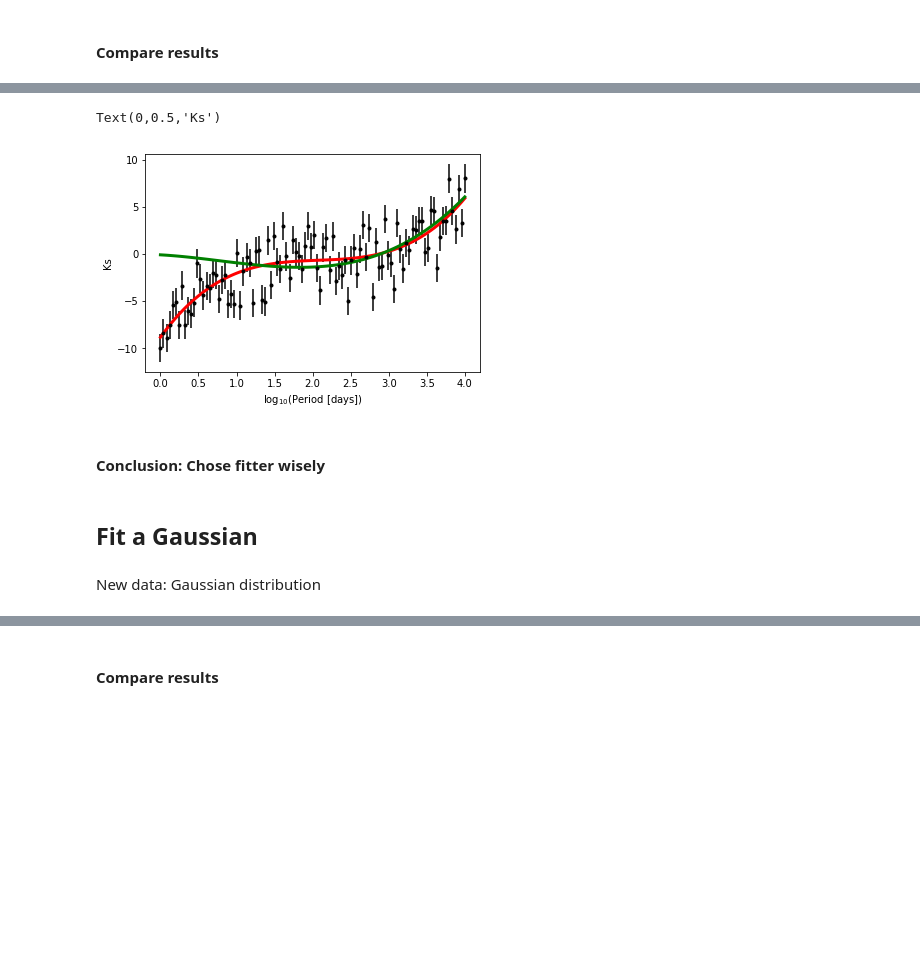
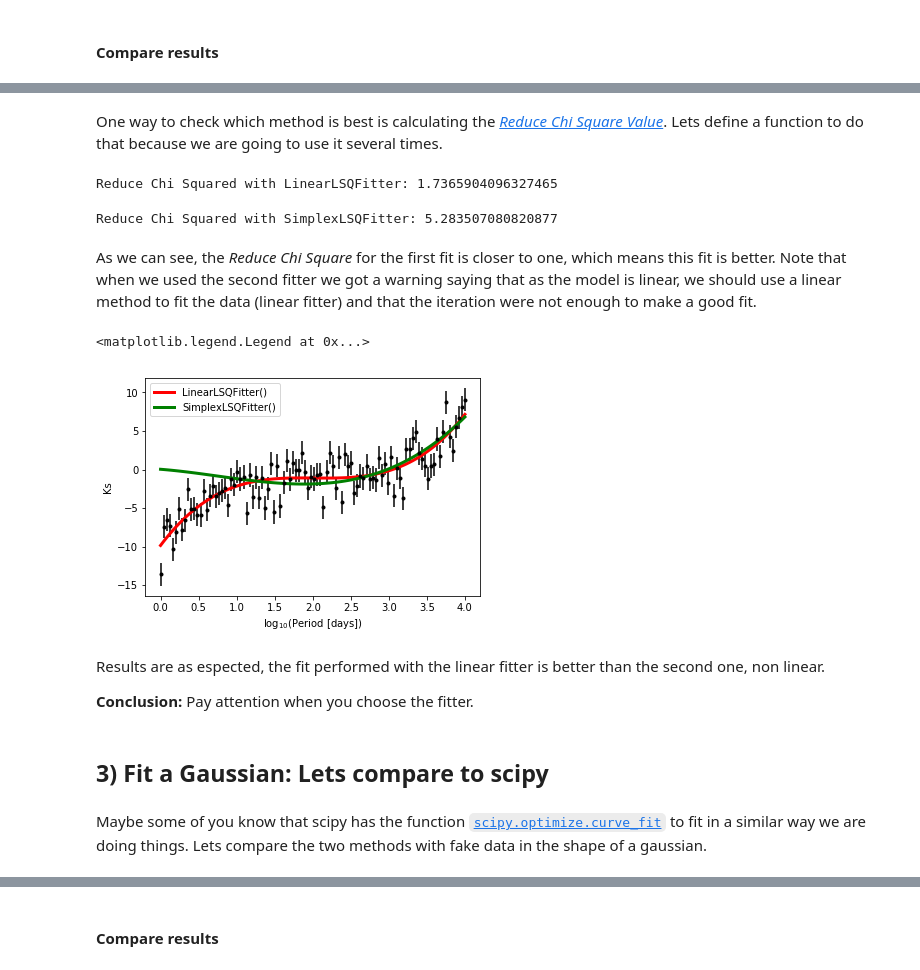
Before and after one commit to rkiman/Tutorials, a Jupyter notebook: Models-Quick-Fit/Models-Quick-Fit.ipynb, the cells around one changed output, grey strips where cells are left out. Drawn from its saved outputs; the diff is of its cells as text; code cells hidden in the pictures; blank space fills up the shorter version.

Commit message:
First draft ready

```diff
--- a/Models-Quick-Fit/Models-Quick-Fit.ipynb
+++ b/Models-Quick-Fit/Models-Quick-Fit.ipynb
@@ -102,7 +142,4 @@ Text(0,0.5,'$y_1$')
 # %%
-model_1 = models.Polynomial1D(degree=3)
-fitter_1 = fitting.LinearLSQFitter()
-best_fit_1 = fitter_1(model_1, x1, y1, weights = 1.0/y1_err)
-
-fitter_2 = fitting.SimplexLSQFitter()
-best_fit_2 = fitter_2(model_1, x1, y1, weights = 1.0/y1_err)
+model_poly = models.Polynomial1D(degree=3)
+fitter_poly = fitting.LinearLSQFitter()
+best_fit_poly = fitter_poly(model_poly, x1, y1, weights = 1.0/y1_err**2)
@@ -111,0 +160,3 @@ WARNING: The fit may be unsuccessful; Maximum number of iterations reached. [ast
+# %%
+fitter_poly_2 = fitting.SimplexLSQFitter()
+best_fit_poly_2 = fitter_poly_2(model_poly, x1, y1, weights = 1.0/y1_err**2)
@@ -143,0 +180,2 @@ chi_squared: 4.920252297948618
+# %% [markdown]
+One way to check which method is best is calculating the [*Reduce Chi Square Value*](https://en.wikipedia.org/wiki/Reduced_chi-squared_statistic). Lets define a function to do that because we are going to use it several times.
@@ -144,17 +191,32 @@ chi_squared: 4.920252297948618
+# %%
+reduce_chi_squared = calc_reduce_chi_square(best_fit_poly(x1), x1, y1, y1_err, N, 4)
+print('Reduce Chi Squared with LinearLSQFitter: {}'.format(reduce_chi_squared))
+# %% [output]
+Reduce Chi Squared with LinearLSQFitter: 1.7365904096327465
+# %%
+reduce_chi_squared = calc_reduce_chi_square(best_fit_poly_2(x1), x1, y1, y1_err, N, 4)
+print('Reduce Chi Squared with SimplexLSQFitter: {}'.format(reduce_chi_squared))
+# %% [output]
+Reduce Chi Squared with SimplexLSQFitter: 5.283507080820877
+# %% [markdown]
+As we can see, the *Reduce Chi Square* for the first fit is closer to one, which means this fit is better. Note that when we used the second fitter we got a warning saying that as the model is linear, we should use a linear method to fit the data (linear fitter) and that the iteration were not enough to make a good fit.
 # %%
 plt.errorbar(x1, y1, yerr=y1_err,fmt='k.')
-plt.plot(x1, best_fit_1(x1), color='r', linewidth=3)
-plt.plot(x1, best_fit_2(x1), color='g', linewidth=3)
+plt.plot(x1, best_fit_poly(x1), color='r', linewidth=3, label='LinearLSQFitter()')
+plt.plot(x1, best_fit_poly_2(x1), color='g', linewidth=3, label='SimplexLSQFitter()')
 plt.xlabel(r'$\log_{10}$(Period [days])')
 plt.ylabel('Ks')
+plt.legend()
 # %% [output]
-Text(0,0.5,'Ks')
+<matplotlib.legend.Legend at 0x...>
-[figure, old version]
+[figure, new version]
-# %% [markdown]
-#### Conclusion: Chose fitter wisely
+# %% [markdown]
+Results are as espected, the fit performed with the linear fitter is better than the second one, non linear.
+
+**Conclusion:** Pay attention when you choose the fitter.
 # %% [markdown]
-## Fit a Gaussian
+## 3) Fit a Gaussian: Lets compare to scipy
-# %% [markdown]
-New data: Gaussian distribution
+# %% [markdown]
+Maybe some of you know that scipy has the function [`scipy.optimize.curve_fit`](https://docs.scipy.org/doc/scipy-1.0.0/reference/generated/scipy.optimize.curve_fit.html) to fit in a similar way we are doing things. Lets compare the two methods with fake data in the shape of a gaussian.
 # %%
 mu, sigma, amplitude = 0.0, 10.0, 10.0
```
Also changed, not shown: parts of 57 cells of this notebook.
